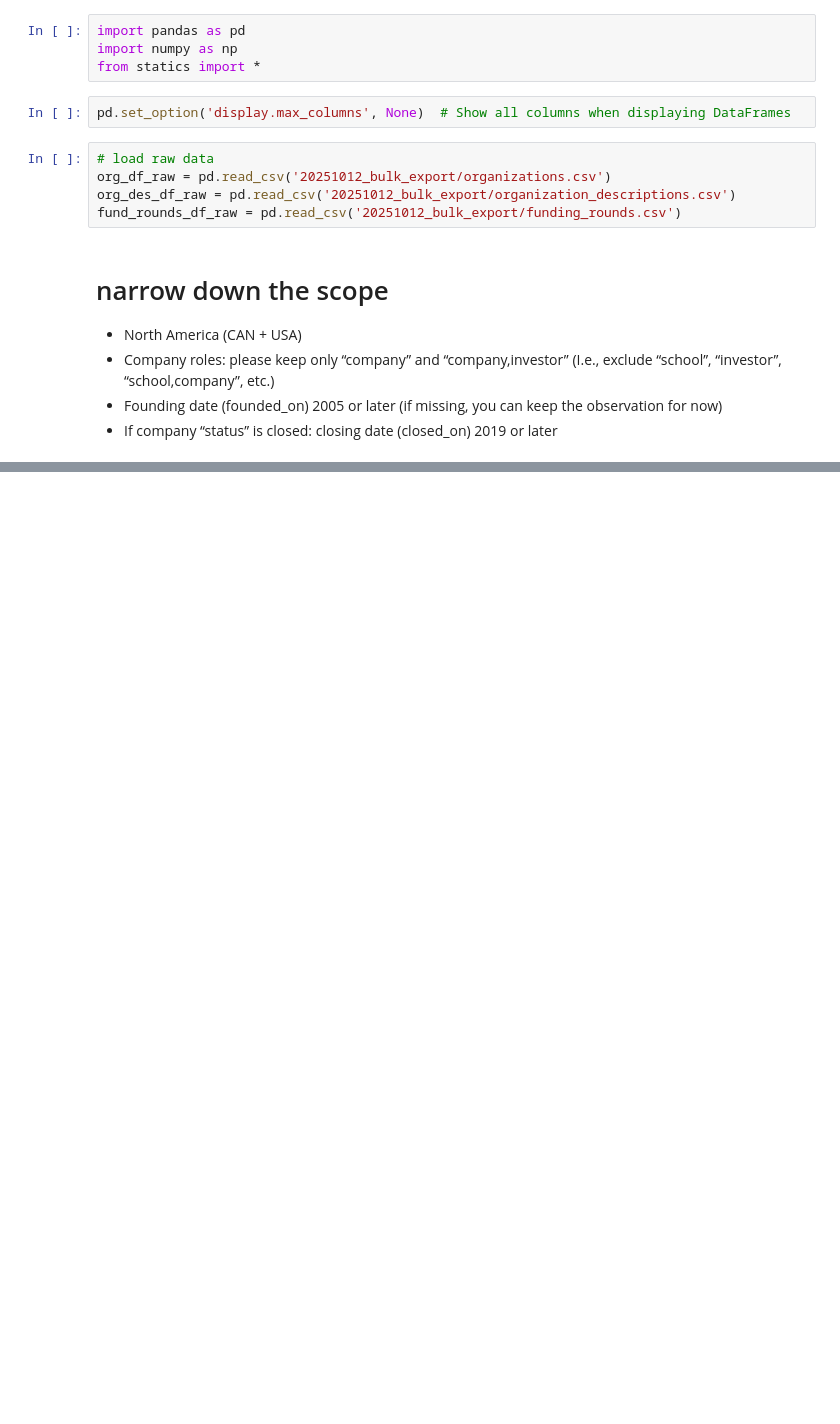
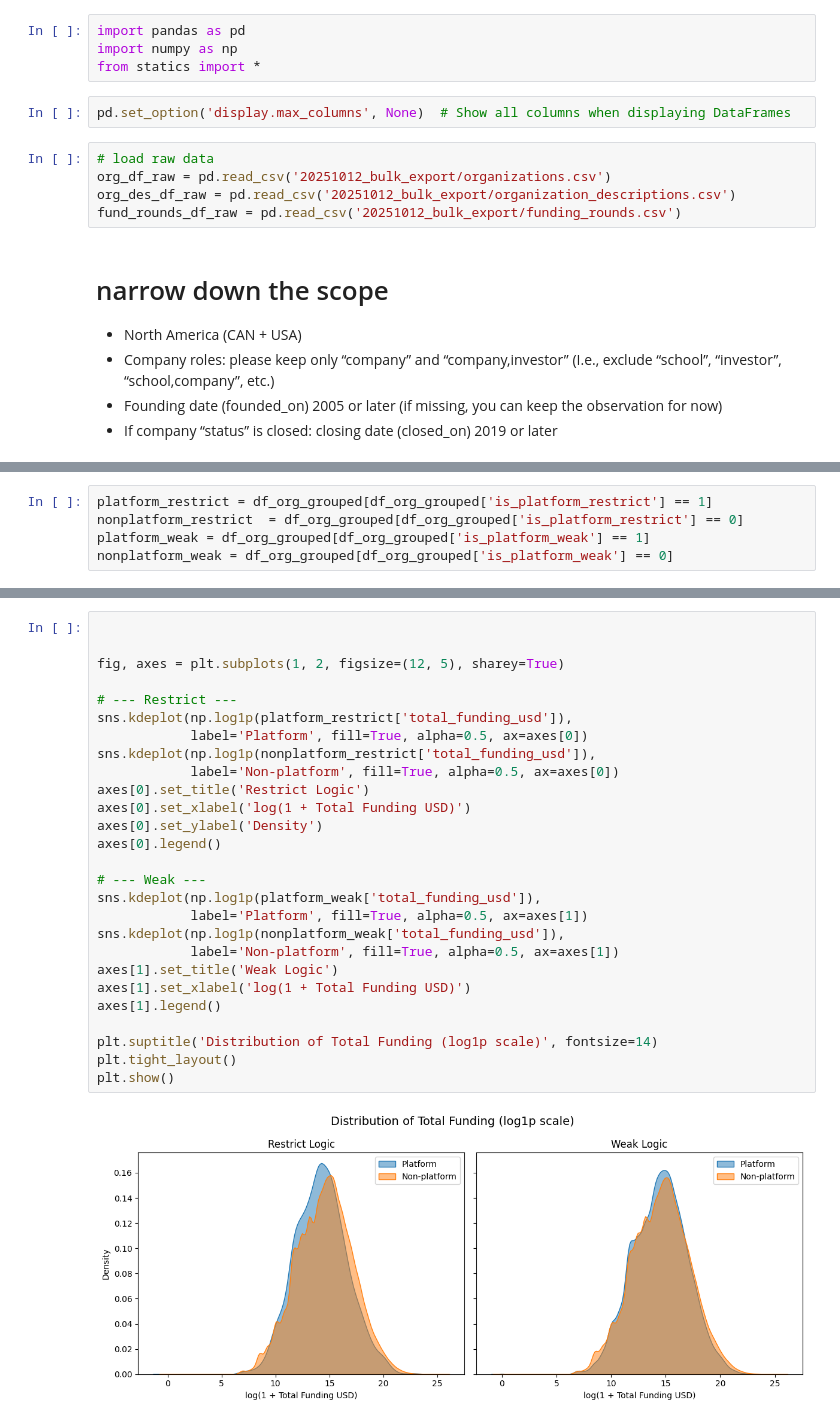
Before and after one commit to xiaohai12/RA-crunchbase-analysis, a Jupyter notebook: crunchbase_analysis.ipynb, the cells around one changed output, grey strips where cells are left out. Saved outputs shown, nothing was run; the diff lists cells and outputs as text; blank space fills up the shorter version.

```diff
--- a/crunchbase_analysis.ipynb
+++ b/crunchbase_analysis.ipynb
@@ -455,0 +168,5 @@ platform_df[platform_df['name']=='Mission Ventures']
+# %%
+platform_restrict = df_org_grouped[df_org_grouped['is_platform_restrict'] == 1]
+nonplatform_restrict  = df_org_grouped[df_org_grouped['is_platform_restrict'] == 0]
+platform_weak = df_org_grouped[df_org_grouped['is_platform_weak'] == 1]
+nonplatform_weak = df_org_grouped[df_org_grouped['is_platform_weak'] == 0]
@@ -455,0 +231,29 @@ platform_df[platform_df['name']=='Mission Ventures']
+# %%
+
+
+fig, axes = plt.subplots(1, 2, figsize=(12, 5), sharey=True)
+
+# --- Restrict ---
+sns.kdeplot(np.log1p(platform_restrict['total_funding_usd']),
+            label='Platform', fill=True, alpha=0.5, ax=axes[0])
+sns.kdeplot(np.log1p(nonplatform_restrict['total_funding_usd']),
+            label='Non-platform', fill=True, alpha=0.5, ax=axes[0])
+axes[0].set_title('Restrict Logic')
+axes[0].set_xlabel('log(1 + Total Funding USD)')
+axes[0].set_ylabel('Density')
+axes[0].legend()
+
+# --- Weak ---
+sns.kdeplot(np.log1p(platform_weak['total_funding_usd']),
+            label='Platform', fill=True, alpha=0.5, ax=axes[1])
+sns.kdeplot(np.log1p(nonplatform_weak['total_funding_usd']),
+            label='Non-platform', fill=True, alpha=0.5, ax=axes[1])
+axes[1].set_title('Weak Logic')
+axes[1].set_xlabel('log(1 + Total Funding USD)')
+axes[1].legend()
+
+plt.suptitle('Distribution of Total Funding (log1p scale)', fontsize=14)
+plt.tight_layout()
+plt.show()
+# %% [output]
+[figure, added]
```
Also changed, not shown: parts of 63 cells of this notebook, 1 other file.
